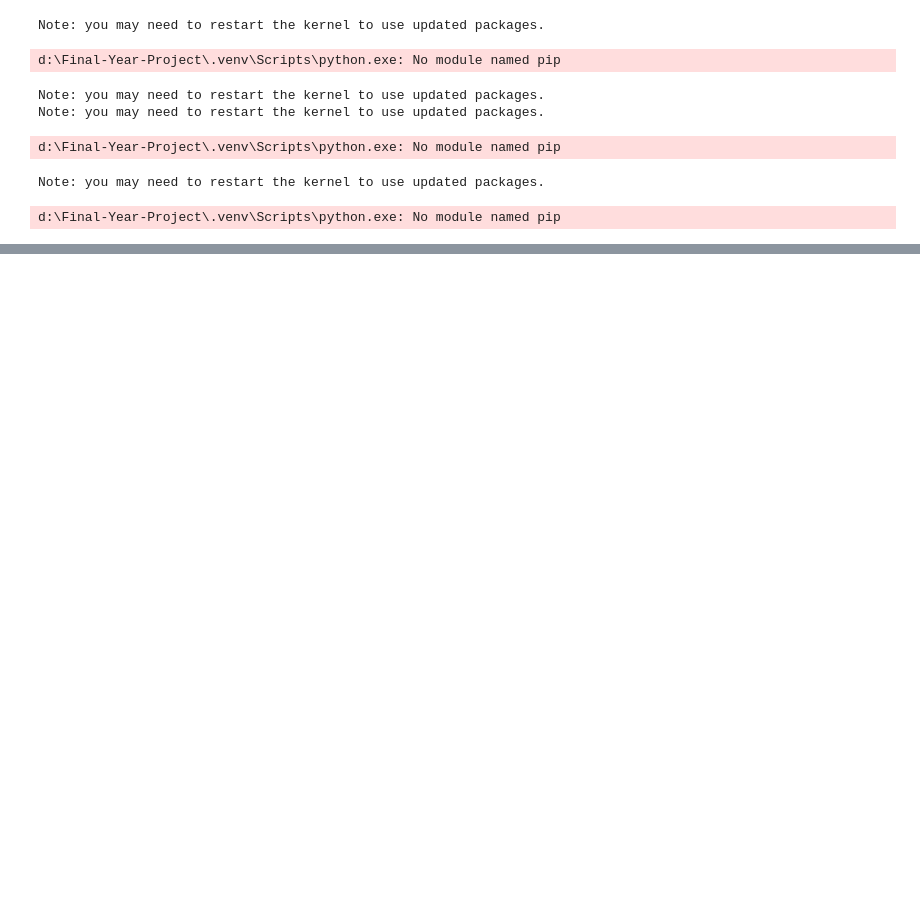
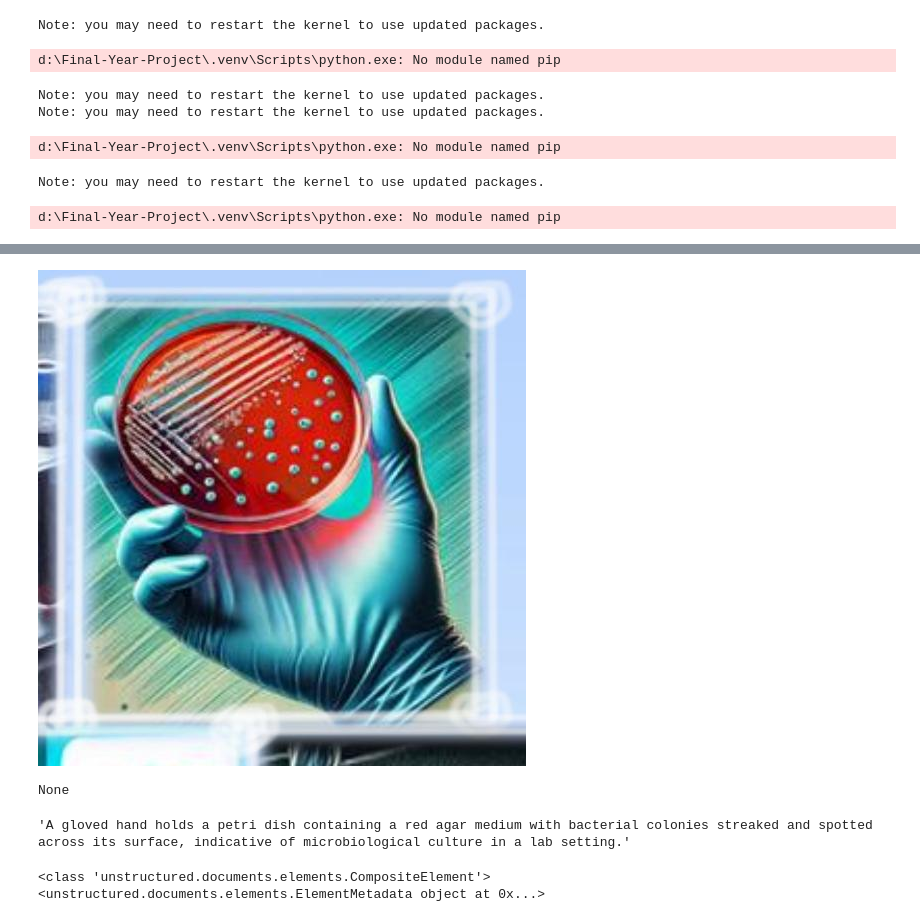
Before and after one commit to devmac-afk/RAG-model, a Jupyter notebook: notebook/embeddings.ipynb, the cells around one changed output, grey strips where cells are left out. Saved outputs shown, nothing was run; the diff lists cells and outputs as text; code cells hidden in the pictures; blank space fills up the shorter version.

```diff
--- a/notebook/embeddings.ipynb
+++ b/notebook/embeddings.ipynb
@@ -66,3 +149,8 @@ model_vision = ChatGoogleGenerativeAI(model="gemini-2.5-flash")
 
 # Create the summarization chain for images
 image_summarization_chain = prompt_vision | model_vision | StrOutputParser()
+# %%
+import json
+with open("D:/Final-Year-Project/data/JSON/image_summaries.json", 'rb') as f:
+    image_summaries = json.load(f)
+print('image loaded from D:/Final-Year-Project/data/JSON/image_summaries.json')
@@ -68,0 +159,23 @@ image_summarization_chain = prompt_vision | model_vision | StrOutputParser()
+# %%
+import time
+
+# Define your batch size
+batch_size = 5
+
+gemini_image_summaries = []
+
+# Process images in batches
+for i in range(0, images[10], batch_size):
+    batch_images = images[i : i + batch_size]
+    print(f"Processing images {i+1} to {min(i+batch_size, len(images))}...")
+    batch_summaries = image_summarization_chain.batch(
+        [{'element': 'the image', 'image': img_b64} for img_b64 in batch_images],
+        {"max_concurrency": 1}
+    )
+    gemini_image_summaries.extend(batch_summaries)
+
+    # Add a delay to respect rate limits if needed
+    # You might need to adjust this value based on the actual rate limit and your usage
+    if i + batch_size < len(images):
+        print(f"Waiting for 15 seconds before processing the next batch...")
+        time.sleep(15) # Wait for 15 seconds before the next batch
@@ -68,0 +194,5 @@ image_summarization_chain = prompt_vision | model_vision | StrOutputParser()
+# %%
+for i in range(len(gemini_image_summaries)):
+    image_summaries.append(gemini_image_summaries[i])
+print(image_summaries)
+print(len(image_summaries))
@@ -68,0 +224,7 @@ image_summarization_chain = prompt_vision | model_vision | StrOutputParser()
+# %%
+i =1
+display(display_base64_image(images[i]),image_summaries[i])
+# %% [output]
+[figure, added]
+None
+'A gloved hand holds a petri dish containing a red agar medium with bacterial colonies streaked and spotted across its surface, indicative of microbiological culture in a lab setting.'
@@ -68,0 +243,6 @@ image_summarization_chain = prompt_vision | model_vision | StrOutputParser()
+# %%
+print(type(chunks[0]))
+print(chunks[0].metadata)
+# %% [output]
+<class 'unstructured.documents.elements.CompositeElement'>
+<unstructured.documents.elements.ElementMetadata object at 0x...>
```
Also changed, not shown: parts of 19 cells of this notebook.
